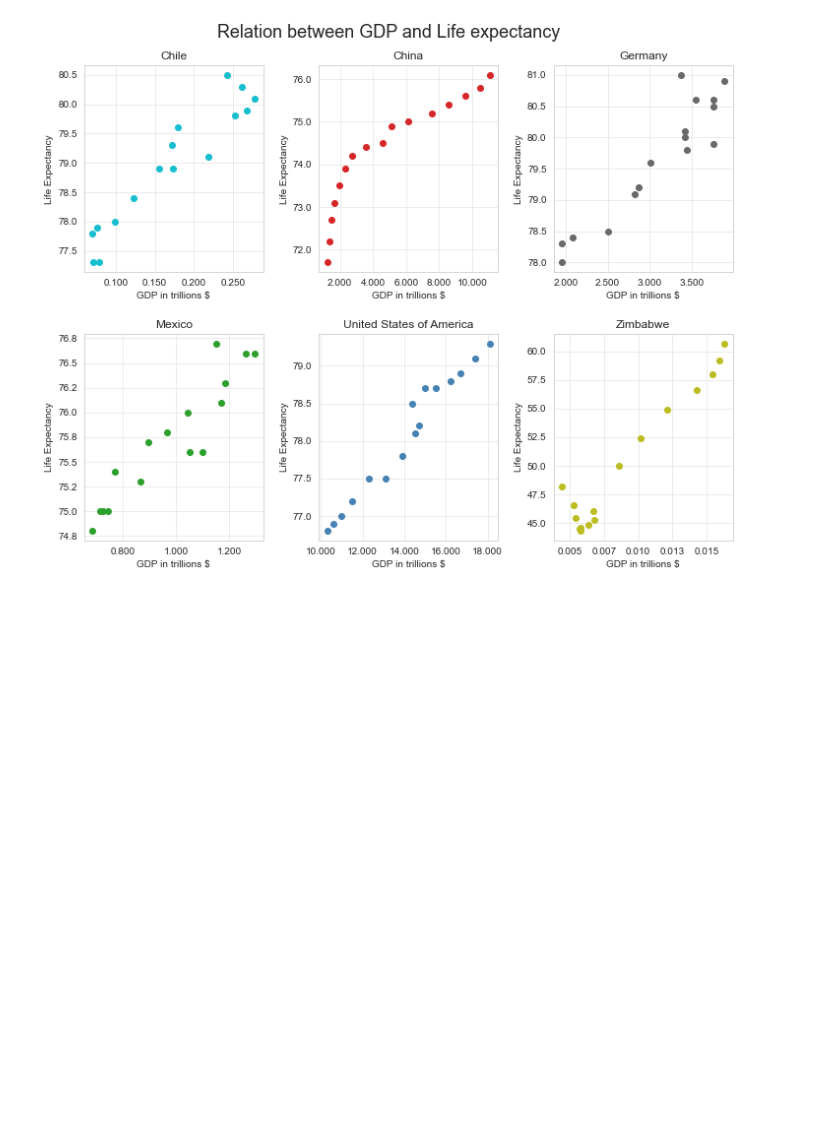
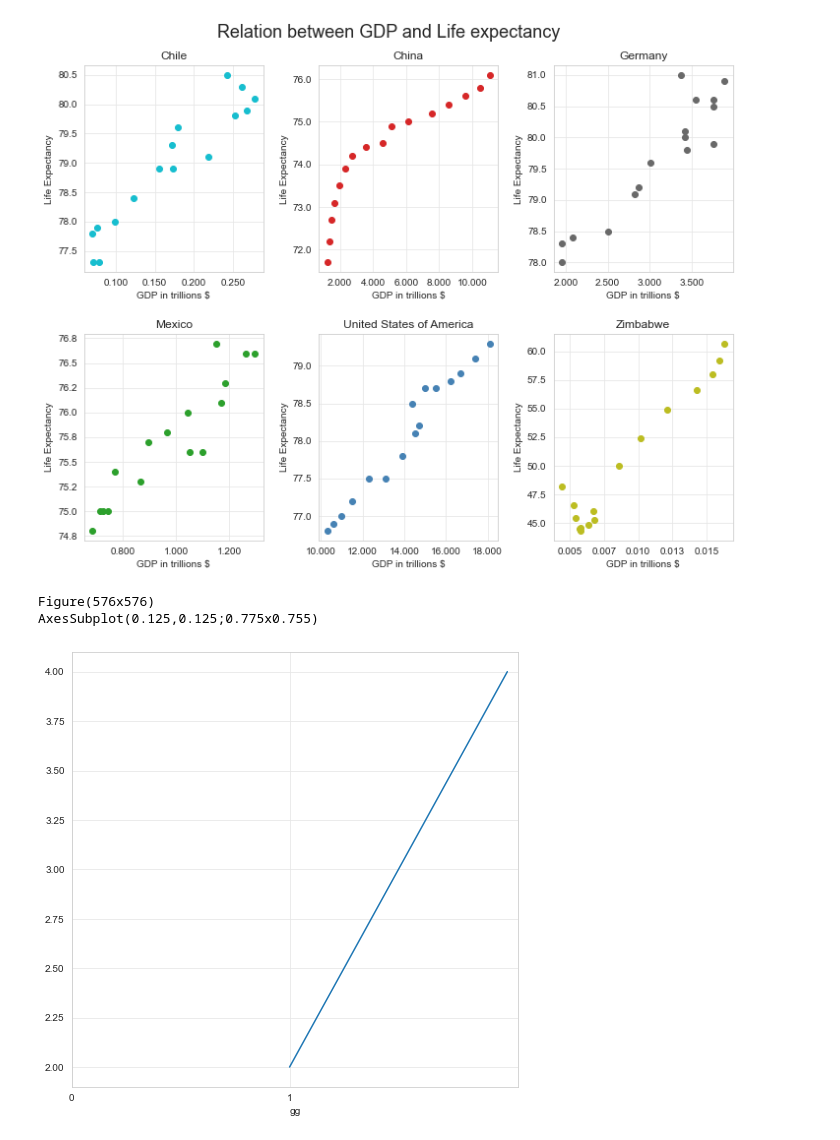
Before and after one commit to jossbnd/codecademy_Life_Expectancy_and_GDP_Starter, a Jupyter notebook: life_expectancy_gdp.ipynb, the cells around one changed output. Drawn from its saved outputs; the diff is of its cells as text; code cells hidden in the pictures; blank space fills up the shorter version.

```diff
--- a/life_expectancy_gdp.ipynb
+++ b/life_expectancy_gdp.ipynb
@@ -232,3 +232,19 @@ plt.subplots_adjust(hspace=0.30)
 plt.show()
 # %% [output]
 [figure]
+# %%
+%matplotlib inline
+fig2 = plt.figure(figsize=(8,8))
+ax = fig2.add_subplot()
+ax.plot([1, 2], [2, 4])
+ax.set_xticks(range(2))
+ax.set_xlabel('gg')
+
+print(fig2)
+print(ax)
+
+plt.show()
+# %% [output]
+Figure(576x576)
+AxesSubplot(0.125,0.125;0.775x0.755)
+[figure, added]
```
Also changed, not shown: parts of 1 cell of this notebook.
